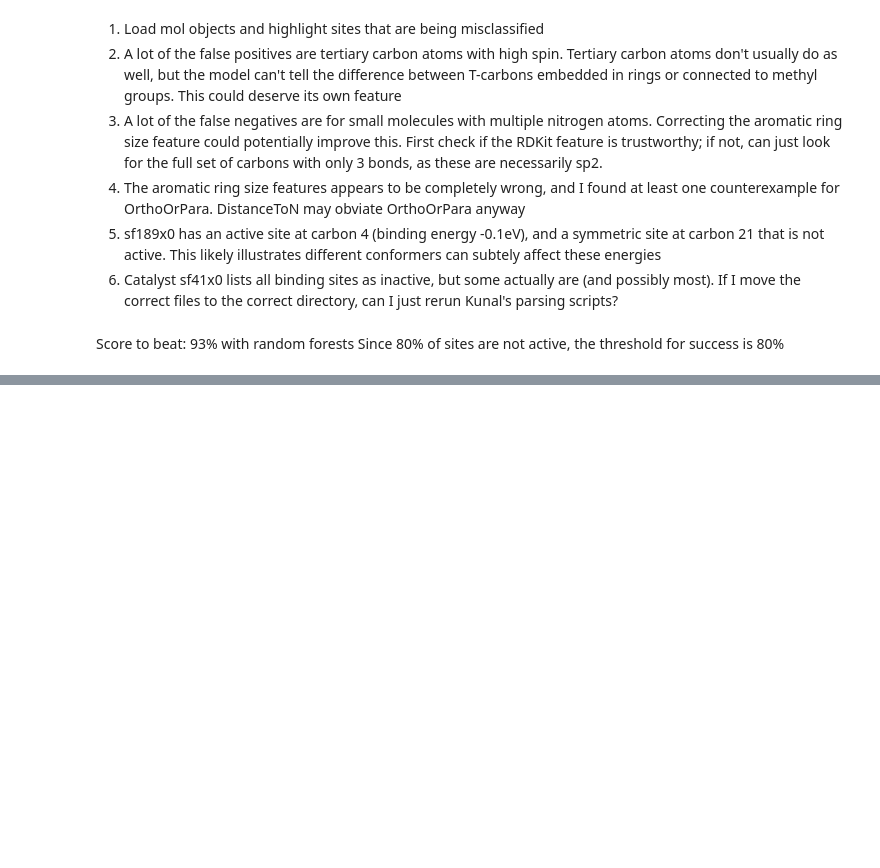
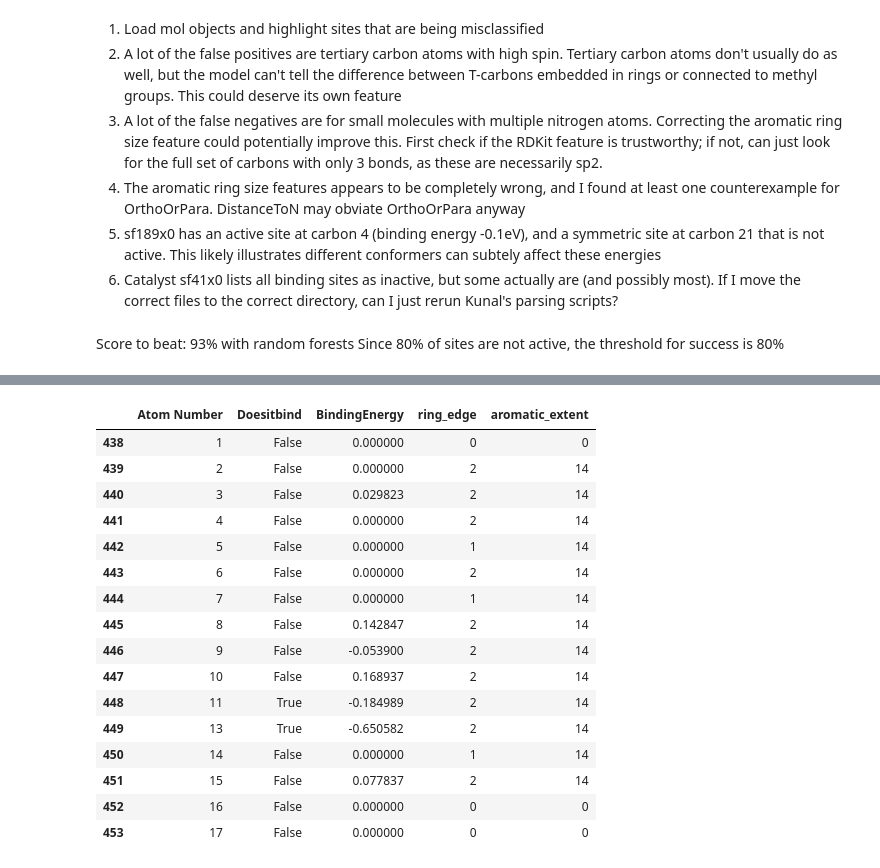
Before and after one commit to ndricke/ngcc_ml, a Jupyter notebook: ngcc_AS_classify.ipynb, the cells around one changed output, grey strips where cells are left out. Saved outputs shown, nothing was run; the diff lists cells and outputs as text; code cells hidden in the pictures; blank space fills up the shorter version.

```diff
--- a/ngcc_AS_classify.ipynb
+++ b/ngcc_AS_classify.ipynb
@@ -171,0 +187,20 @@ df[df["Catalyst Name"] == "sf41x0"][["Atom Number", "Doesitbind", "BindingEnergy
+# %%
+df[df["Catalyst Name"] == "sf133x0"][["Atom Number", "Doesitbind", "BindingEnergy", "ring_edge", "aromatic_extent"]]
+# %% [output]
+|  | Atom Number | Doesitbind | BindingEnergy | ring_edge | aromatic_extent |
+| 438 | 1 | False | 0.000000 | 0 | 0 |
+| 439 | 2 | False | 0.000000 | 2 | 14 |
+| 440 | 3 | False | 0.029823 | 2 | 14 |
+| 441 | 4 | False | 0.000000 | 2 | 14 |
+| 442 | 5 | False | 0.000000 | 1 | 14 |
+| 443 | 6 | False | 0.000000 | 2 | 14 |
+| 444 | 7 | False | 0.000000 | 1 | 14 |
+| 445 | 8 | False | 0.142847 | 2 | 14 |
+| 446 | 9 | False | -0.053900 | 2 | 14 |
+| 447 | 10 | False | 0.168937 | 2 | 14 |
+| 448 | 11 | True | -0.184989 | 2 | 14 |
+| 449 | 13 | True | -0.650582 | 2 | 14 |
+| 450 | 14 | False | 0.000000 | 1 | 14 |
+| 451 | 15 | False | 0.077837 | 2 | 14 |
+| 452 | 16 | False | 0.000000 | 0 | 0 |
+| 453 | 17 | False | 0.000000 | 0 | 0 |
```
Also changed, not shown: parts of 24 cells of this notebook, 1 other file.
